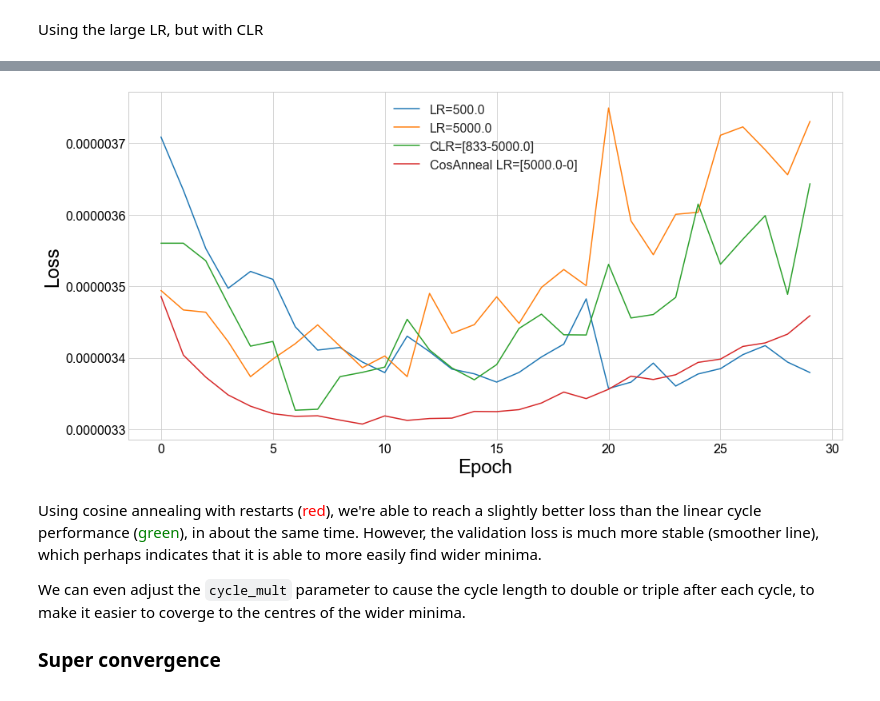
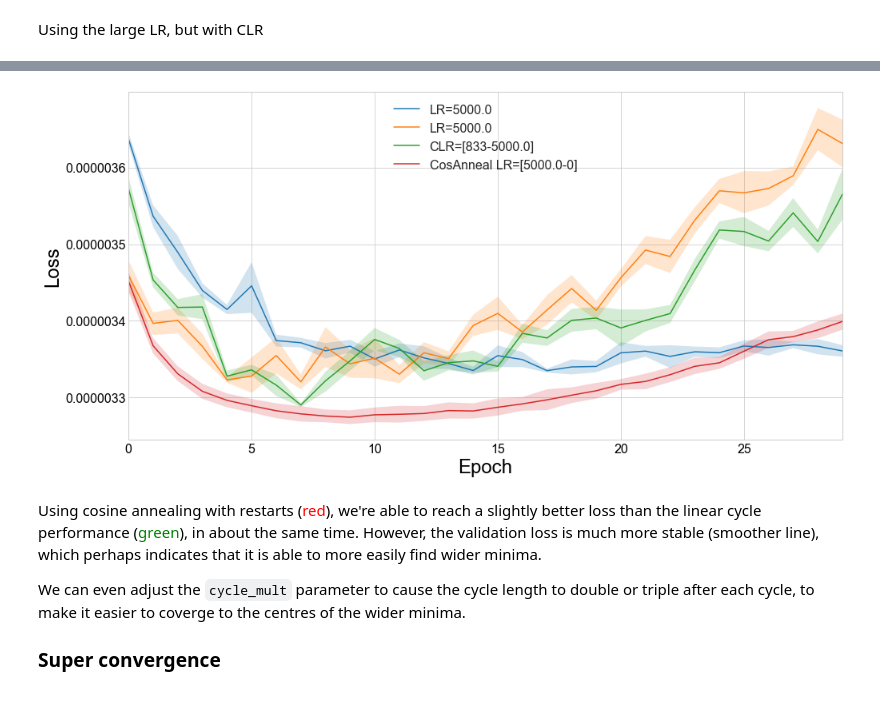
Before and after one commit to GilesStrong/Smith_HyperParams1_Demo, a Jupyter notebook: Notebooks/Sec4-1_Cyclical_LR.ipynb, the cells around one changed output, grey strips where cells are left out. Cells and saved outputs as stored; diff of their text form; code cells hidden in the pictures.

```diff
--- a/Notebooks/Sec4-1_Cyclical_LR.ipynb
+++ b/Notebooks/Sec4-1_Cyclical_LR.ipynb
@@ -57,0 +52,5 @@ model1, history1, _ = trainClassifier(getModel(**model1Params), train, val, trai
+# %%
+results1, history1 = cvTrainClassifier(data, features, nFolds, preprocParams,
+                                       {'version':'modelRelu', 'nIn':len(features),
+                                        'compileArgs':{**compileArgs, 'lr':5e3}},
+                                       trainParams, useEarlyStop=False, plot=False)
@@ -61,0 +77,5 @@ model2, history2, _ = trainClassifier(getModel(**model2Params), train, val, trai
+# %%
+results2, history2 = cvTrainClassifier(data, features, nFolds, preprocParams,
+                                       {'version':'modelRelu', 'nIn':len(features),
+                                        'compileArgs':{**compileArgs, 'lr':5e2}},
+                                       trainParams, useEarlyStop=False, plot=False)
@@ -64,8 +102,10 @@ Using the large LR, but with CLR
 # %%
 lrScale=6
 stepScale=4
-model1CLR, history1CLR, _ = trainClassifier(getModel(**model1Params), train, val, trainParams, useEarlyStop=False,
-                                            useCallbacks={'LinearCLR':{'maxLR':model1Params['compileArgs']['lr'],
-                                                                       'minLR':model1Params['compileArgs']['lr']/lrScale,
-                                                                       'scale':stepScale, 'plotLR':True}})
+results1CLR, history1CLR = cvTrainClassifier(data, features, nFolds, preprocParams,
+                                             {'version':'modelRelu', 'nIn':len(features),
+                                              'compileArgs':compileArgs},
+                                             trainParams, useEarlyStop=False, plot=False,
+                                             useCallbacks={'LinearCLR':{'maxLR':5e3,'minLR':(5e3)/lrScale,
+                                                                        'scale':stepScale, 'plotLR':True}})
 # %% [output]
@@ -92,0 +161,6 @@ model1Cos, history1Cos, _ = trainClassifier(getModel(**model1Params), train, val
+# %%
+results1Cos, history1Cos = cvTrainClassifier(data, features, nFolds, preprocParams,
+                                             {'version':'modelRelu', 'nIn':len(features),
+                                              'compileArgs':{**compileArgs, 'lr':5e3}},
+                                             trainParams, useEarlyStop=False, plot=False,
+                                             useCallbacks={'CosAnnealLR':{'plotLR':True}})
@@ -93,12 +202,11 @@ model1Cos, history1Cos, _ = trainClassifier(getModel(**model1Params), train, val
 # %%
 getModelHistoryComparisonPlot([history2, history1, history1CLR, history1Cos],
-                              ['LR={}'.format(model2Params['compileArgs']['lr']),
-                               'LR={}'.format(model1Params['compileArgs']['lr']),
-                               'CLR=[{:.0f}-{}]'.format(model1Params['compileArgs']['lr']/lrScale,
-                                                        model1Params['compileArgs']['lr']),
-                               'CosAnneal LR=[{}-0]'.format(model1Params['compileArgs']['lr'])])
+                              ['LR={}'.format(5e3),
+                               'LR={}'.format(5e3),
+                               'CLR=[{:.0f}-{}]'.format((5e3)/lrScale, 5e3),
+                               'CosAnneal LR=[{}-0]'.format(5e3)], cv=True)
 # %% [output]
-[figure, old version]
+[figure, new version]
 # %% [markdown]
 Using cosine annealing with restarts (<span style="color:red">red</span>), we're able to reach a slightly better loss than the linear cycle performance (<span style="color:green">green</span>), in about the same time. However, the validation loss is much more stable (smoother line), which perhaps indicates that it is able to more easily find wider minima.
 
```
Also changed, not shown: parts of 16 cells of this notebook, 5 other files.
